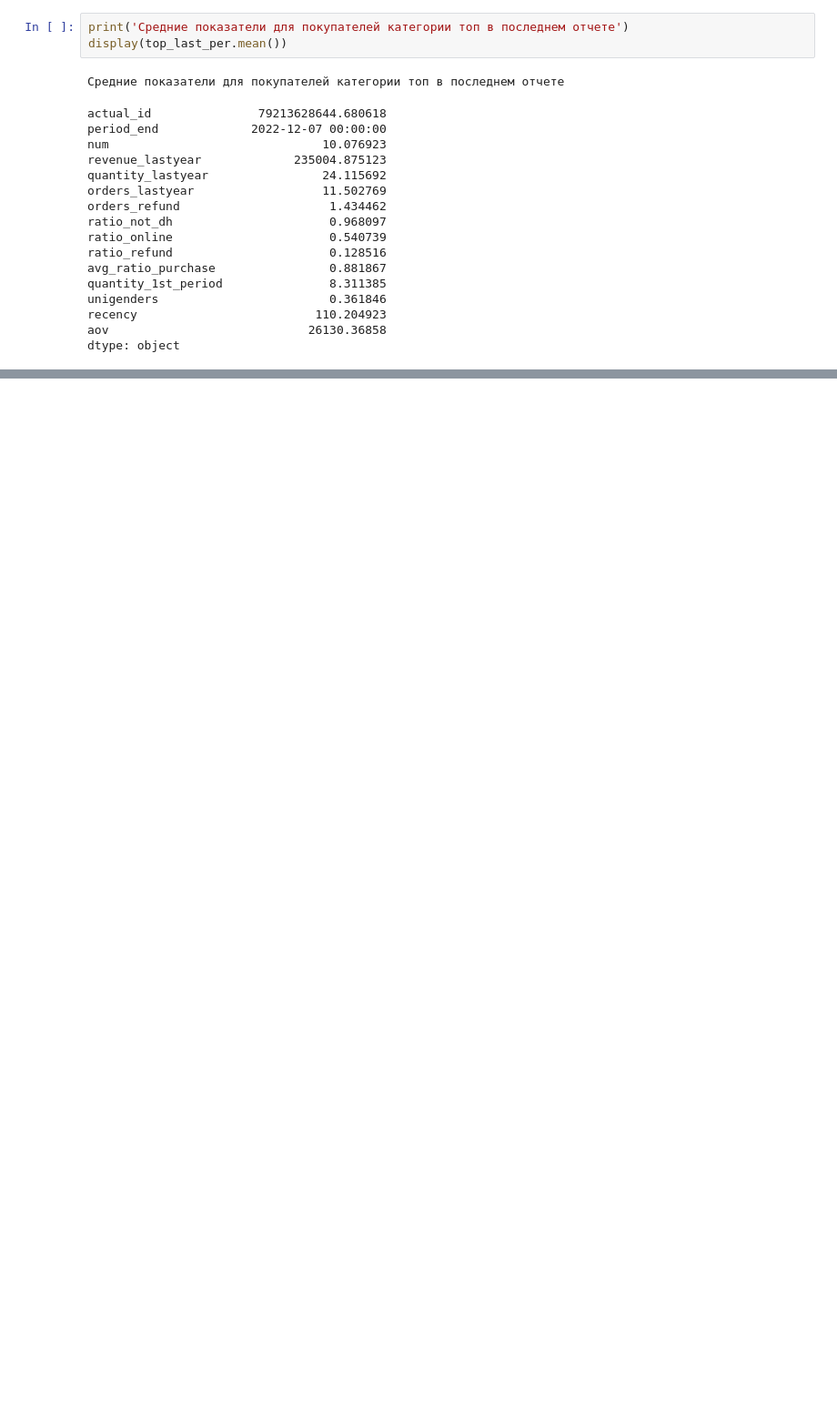
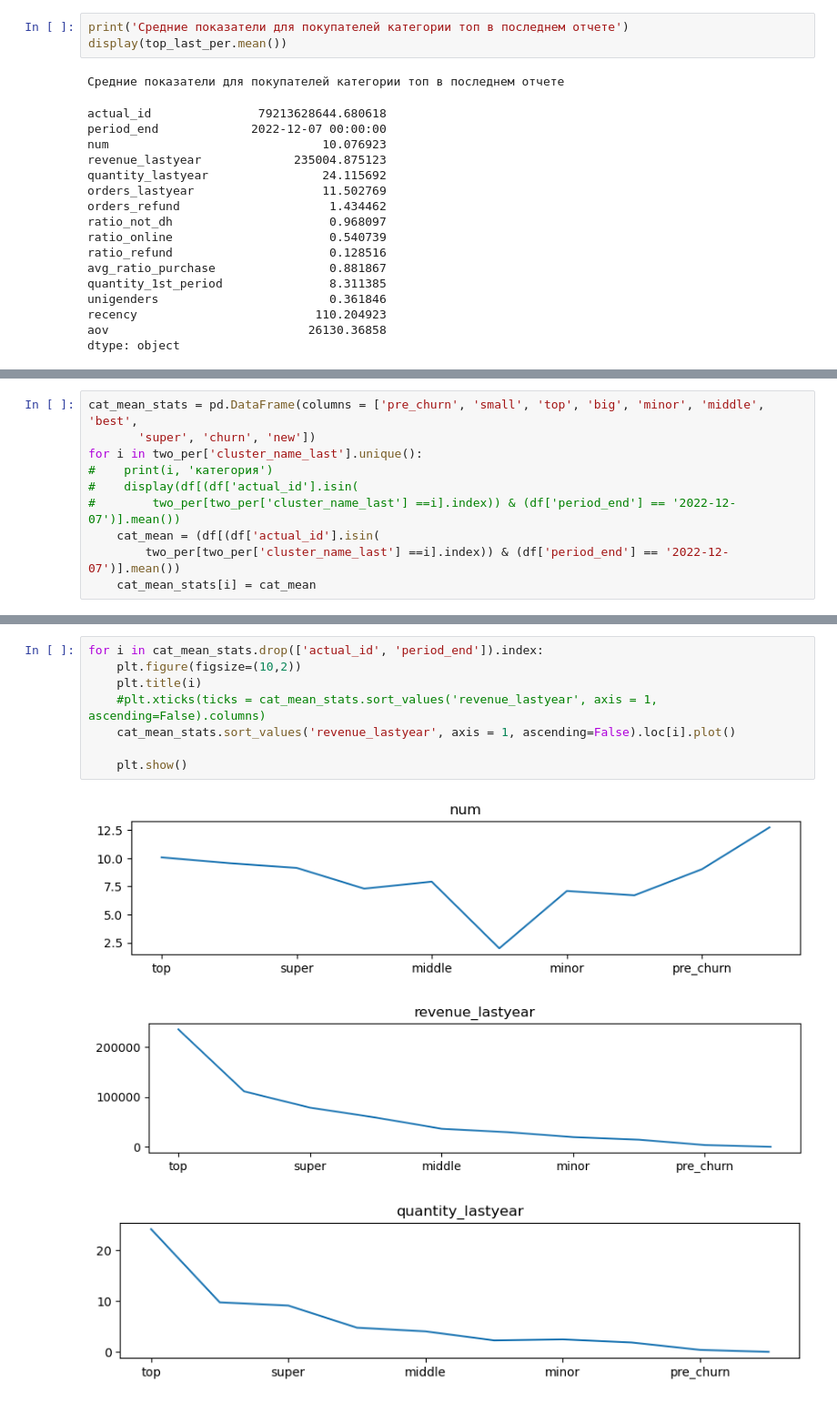
Before and after one commit to 4Sin/cofee_test, a Jupyter notebook: coffee_test_ASin.ipynb, the cells around one changed output, grey strips where cells are left out. Shown at 91% size. Saved outputs shown, nothing was run; the diff lists cells and outputs as text; blank space fills up the shorter version.

```diff
--- a/coffee_test_ASin.ipynb
+++ b/coffee_test_ASin.ipynb
@@ -1201,0 +1202,10 @@ dtype: object
+# %%
+cat_mean_stats = pd.DataFrame(columns = ['pre_churn', 'small', 'top', 'big', 'minor', 'middle', 'best',
+       'super', 'churn', 'new'])
+for i in two_per['cluster_name_last'].unique():
+#    print(i, 'категория')
+#    display(df[(df['actual_id'].isin(
+#        two_per[two_per['cluster_name_last'] ==i].index)) & (df['period_end'] == '2022-12-07')].mean())
+    cat_mean = (df[(df['actual_id'].isin(
+        two_per[two_per['cluster_name_last'] ==i].index)) & (df['period_end'] == '2022-12-07')].mean())
+    cat_mean_stats[i] = cat_mean
@@ -1201,0 +1254,12 @@ dtype: object
+# %%
+for i in cat_mean_stats.drop(['actual_id', 'period_end']).index:
+    plt.figure(figsize=(10,2))
+    plt.title(i)
+    #plt.xticks(ticks = cat_mean_stats.sort_values('revenue_lastyear', axis = 1, ascending=False).columns)
+    cat_mean_stats.sort_values('revenue_lastyear', axis = 1, ascending=False).loc[i].plot()
+
+    plt.show()
+# %% [output]
+[figure, added]
+[figure, added]
+[figure, added]
```
Also changed, not shown: parts of 11 cells of this notebook.
